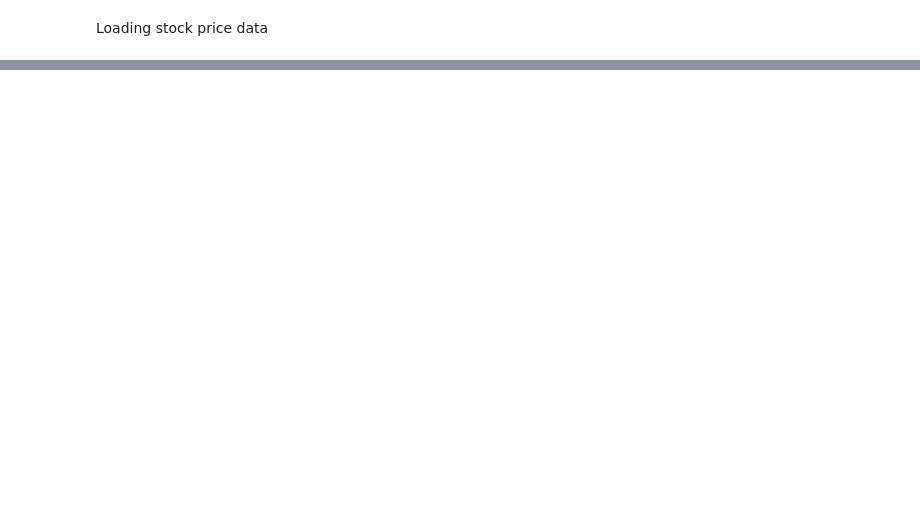
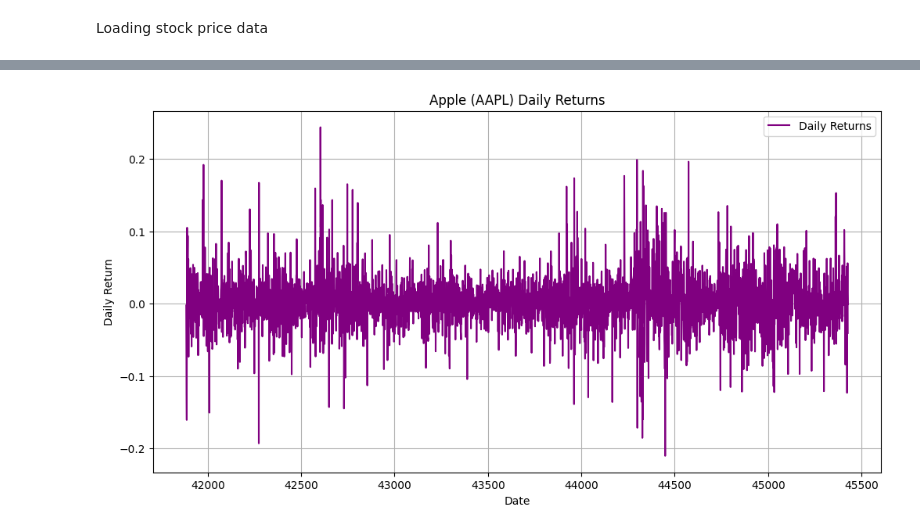
Before and after one commit to AregawiF/financial-news-sentiment-analysis, a Jupyter notebook: notebooks/Quantitative_analysis.ipynb, the cells around one changed output, grey strips where cells are left out. Saved outputs shown, nothing was run; the diff lists cells and outputs as text; code cells hidden in the pictures; blank space fills up the shorter version.

```diff
--- a/notebooks/Quantitative_analysis.ipynb
+++ b/notebooks/Quantitative_analysis.ipynb
@@ -51,0 +88,29 @@ Apple Stock Data:
+# %%
+merged_data['Date'] = pd.to_datetime(merged_data['Date'])
+merged_data.sort_values(by='Date', inplace=True)
+
+# Filter data for a specific stock, e.g., Apple (AAPL)
+aapl_data = merged_data[merged_data['Stock'] == 'AAPL']
+
+# Set 'Date' as index for PyNance compatibility
+aapl_data.set_index('Date', inplace=True)
+
+# Calculate Moving Averages
+aapl_data['SMA_50'] = aapl_data['Close'].rolling(window=50).mean()
+aapl_data['SMA_200'] = aapl_data['Close'].rolling(window=200).mean()
+
+# Calculate Daily Returns
+aapl_data['Daily_Return'] = aapl_data['Close'].pct_change()
+
+# Plot Close Price and Moving Averages
+plt.figure(figsize=(12, 6))
+plt.plot(aapl_data.index, aapl_data['Close'], label='Close Price', linewidth=1)
+plt.plot(aapl_data.index, aapl_data['SMA_50'], label='SMA 50', linewidth=1)
+plt.plot(aapl_data.index, aapl_data['SMA_200'], label='SMA 200', linewidth=1)
+
+plt.xlabel('Date')
+plt.ylabel('Price')
+plt.title('Apple (AAPL) Stock Price with SMA 50 and SMA 200')
+plt.legend()
+plt.grid(True)
+plt.show()
@@ -51,0 +134,14 @@ Apple Stock Data:
+# %%
+daily_returns = aapl_data['Close'].pct_change()
+
+# Plot daily returns
+plt.figure(figsize=(12, 6))
+plt.plot(daily_returns.index, daily_returns, label='Daily Returns', color='purple')
+plt.xlabel('Date')
+plt.ylabel('Daily Return')
+plt.title('Apple (AAPL) Daily Returns')
+plt.legend()
+plt.grid(True)
+plt.show()
+# %% [output]
+[figure, added]
```
Also changed, not shown: parts of 8 cells of this notebook, 1 other file.
